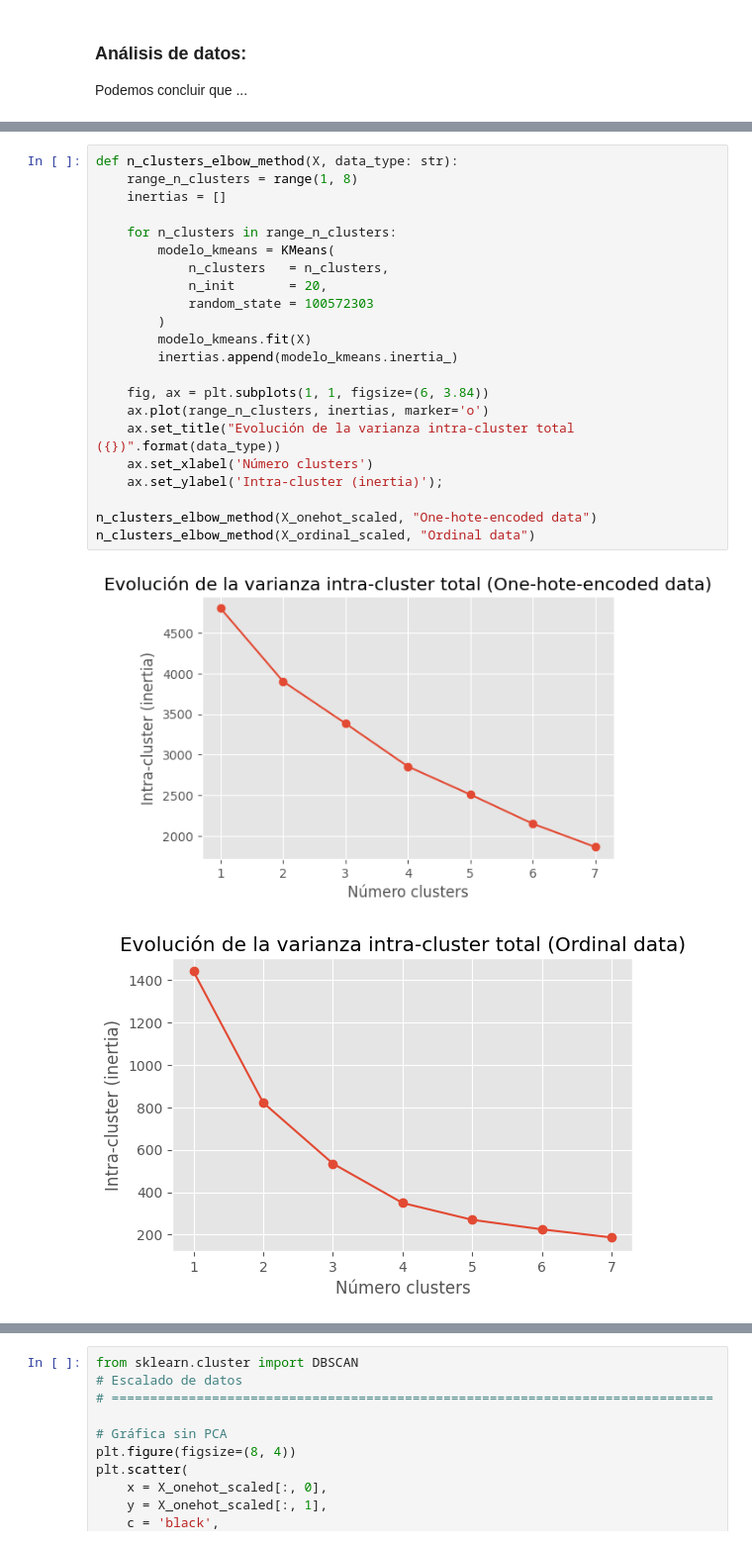
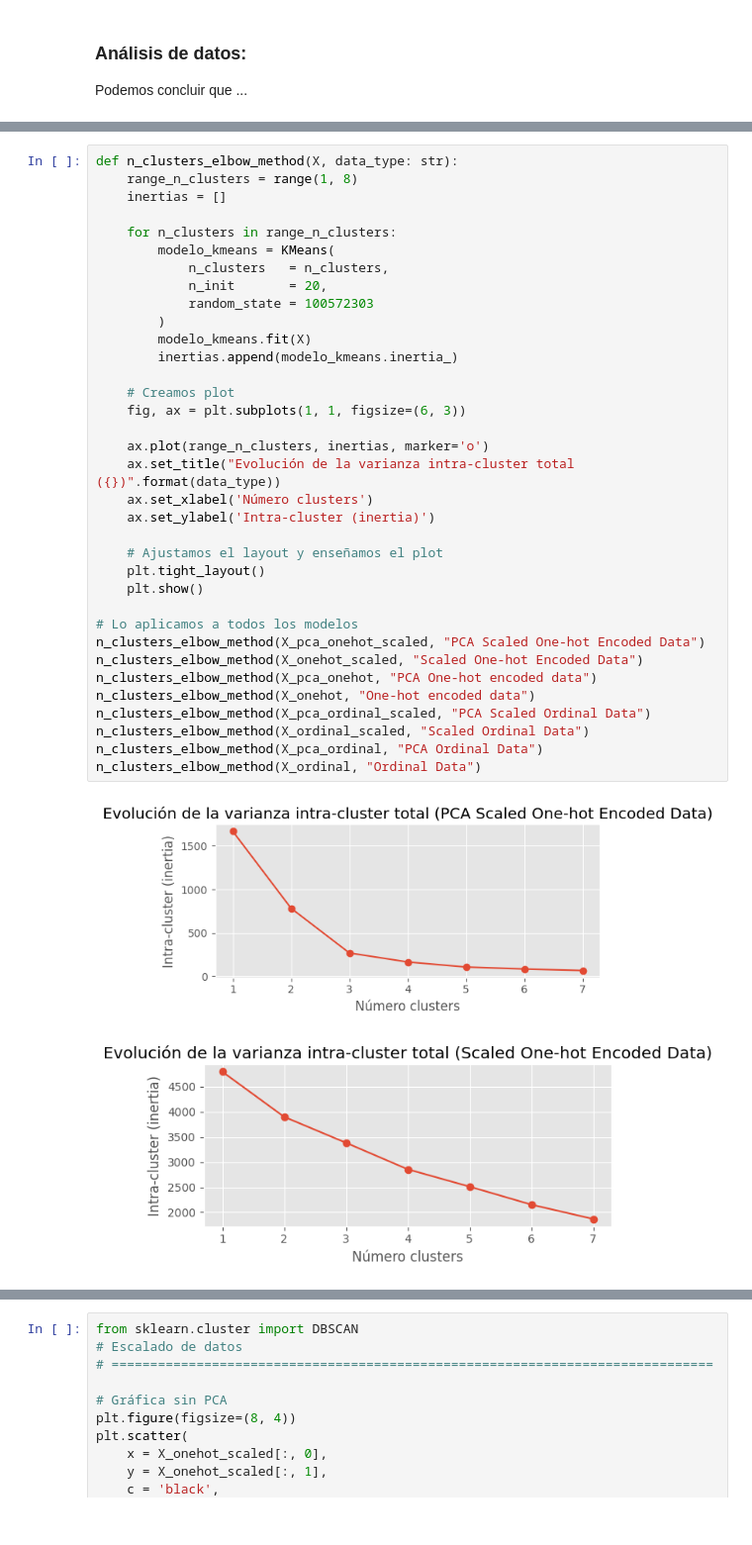
Before and after one commit to V1centeB/Aprendizaje_Automatico-P2-G1, a Jupyter notebook: model.ipynb, the cells around one changed output, grey strips where cells are left out. Shown: that part at 99% size. Cells and saved outputs as stored; diff of their text form.

Commit message:
Comparación de algoritmos arreglada - falta plots

```diff
--- a/model.ipynb
+++ b/model.ipynb
@@ -403,25 +320,38 @@ ax[1].set_title('KMeans K=2 (ordinal encoded data)');
 # %%
 def n_clusters_elbow_method(X, data_type: str):
     range_n_clusters = range(1, 8)
     inertias = []
 
     for n_clusters in range_n_clusters:
         modelo_kmeans = KMeans(
             n_clusters   = n_clusters,
             n_init       = 20,
             random_state = 100572303
         )
         modelo_kmeans.fit(X)
         inertias.append(modelo_kmeans.inertia_)
 
-    fig, ax = plt.subplots(1, 1, figsize=(6, 3.84))
+    # Creamos plot
+    fig, ax = plt.subplots(1, 1, figsize=(6, 3))
+
     ax.plot(range_n_clusters, inertias, marker='o')
     ax.set_title("Evolución de la varianza intra-cluster total ({})".format(data_type))
     ax.set_xlabel('Número clusters')
-    ax.set_ylabel('Intra-cluster (inertia)');
+    ax.set_ylabel('Intra-cluster (inertia)')
 
-n_clusters_elbow_method(X_onehot_scaled, "One-hote-encoded data")
-n_clusters_elbow_method(X_ordinal_scaled, "Ordinal data")
+    # Ajustamos el layout y enseñamos el plot
+    plt.tight_layout()
+    plt.show()
+
+# Lo aplicamos a todos los modelos
+n_clusters_elbow_method(X_pca_onehot_scaled, "PCA Scaled One-hot Encoded Data")
+n_clusters_elbow_method(X_onehot_scaled, "Scaled One-hot Encoded Data")
+n_clusters_elbow_method(X_pca_onehot, "PCA One-hot encoded data")
+n_clusters_elbow_method(X_onehot, "One-hot encoded data")
+n_clusters_elbow_method(X_pca_ordinal_scaled, "PCA Scaled Ordinal Data")
+n_clusters_elbow_method(X_ordinal_scaled, "Scaled Ordinal Data")
+n_clusters_elbow_method(X_pca_ordinal, "PCA Ordinal Data")
+n_clusters_elbow_method(X_ordinal, "Ordinal Data")
 # %% [output]
-[figure, old version]
+[figure, new version]
-[figure, old version]
+[figure, new version]
```
Also changed, not shown: parts of 19 cells of this notebook.
